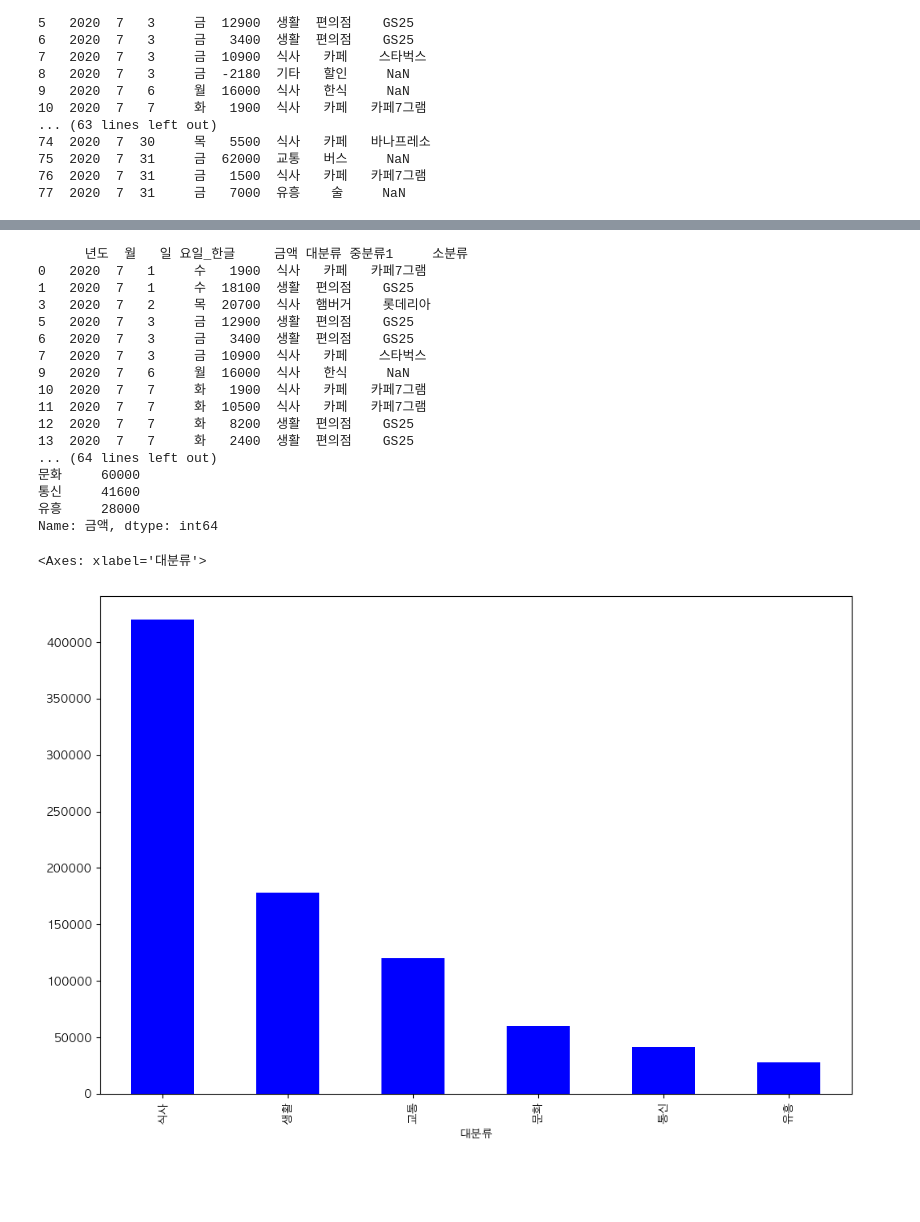
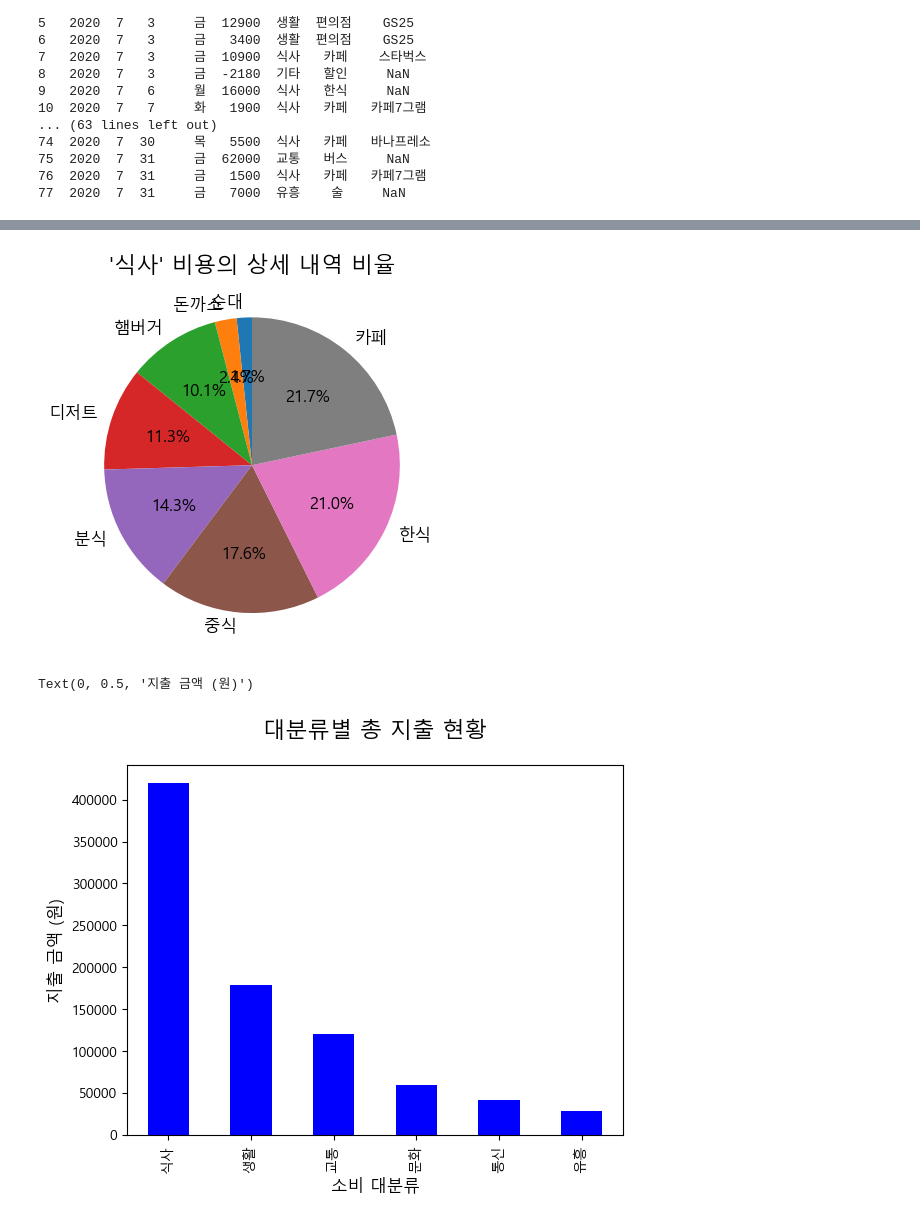
Before and after one commit to daniel-dataflow/data-engineering-bootcamp, a Jupyter notebook: multi01_python/14_pandas/card_ex.ipynb, the cells around one changed output, grey strips where cells are left out. Cells and saved outputs as stored; diff of their text form; code cells hidden in the pictures; blank space fills up the shorter version.

```diff
--- a/multi01_python/14_pandas/card_ex.ipynb
+++ b/multi01_python/14_pandas/card_ex.ipynb
@@ -398,28 +412,31 @@ plt.show()
+# %%
+# 2. 식사 데이터에 대한 분류
+meals = card[card['대분류'] == '식사']
+meal_categories = meals[meals['금액'] > 0].groupby('중분류1')['금액'].sum()
+meal_categories = meal_categories.sort_values(ascending=True)
+
+plt.pie(
+    meal_categories,
+    labels=meal_categories.index, # 각 조각의 이름 (카페, 한식 등)
+    autopct='%1.1f%%',            # 퍼센트 자동 표시
+    startangle=90,               # 시작 각도 조절
+    textprops={'fontsize': 12}
+)
+plt.title("'식사' 비용의 상세 내역 비율", fontsize=16)
+plt.show()
+# %% [output]
+[figure, added]
 # %%
-# 2 대분류별 실제 사용한 금액 합산
+# 3. 대분류별 실제 사용한 금액 합산
 spending =  card[card["금액"]>0]
-print(spending)
+# print(spending)
 category_spending = spending.groupby('대분류')['금액'].sum().sort_values(ascending=False)
-print(category_spending)
-category_spending.plot(kind='bar', figsize=(12, 8), color='b')
+# print(category_spending)
+category_spending.plot(kind='bar', color='b')
+plt.title('대분류별 총 지출 현황', fontsize=16, pad=20)
+plt.xlabel('소비 대분류', fontsize=12)
+plt.ylabel('지출 금액 (원)', fontsize=12)
 # %% [output]
-      년도  월   일 요일_한글     금액 대분류 중분류1     소분류
-0   2020  7   1     수   1900  식사   카페   카페7그램
-1   2020  7   1     수  18100  생활  편의점    GS25
-3   2020  7   2     목  20700  식사  햄버거    롯데리아
-5   2020  7   3     금  12900  생활  편의점    GS25
-6   2020  7   3     금   3400  생활  편의점    GS25
-7   2020  7   3     금  10900  식사   카페    스타벅스
-9   2020  7   6     월  16000  식사   한식     NaN
-10  2020  7   7     화   1900  식사   카페   카페7그램
-11  2020  7   7     화  10500  식사   카페   카페7그램
-12  2020  7   7     화   8200  생활  편의점    GS25
-13  2020  7   7     화   2400  생활  편의점    GS25
-... (64 lines left out)
-문화     60000
-통신     41600
-유흥     28000
-Name: 금액, dtype: int64
+Text(0, 0.5, '지출 금액 (원)')
-<Axes: xlabel='대분류'>
-[figure, old version]
+[figure, new version]
 # %%
```
Also changed, not shown: parts of 13 cells of this notebook, 4 other files.
